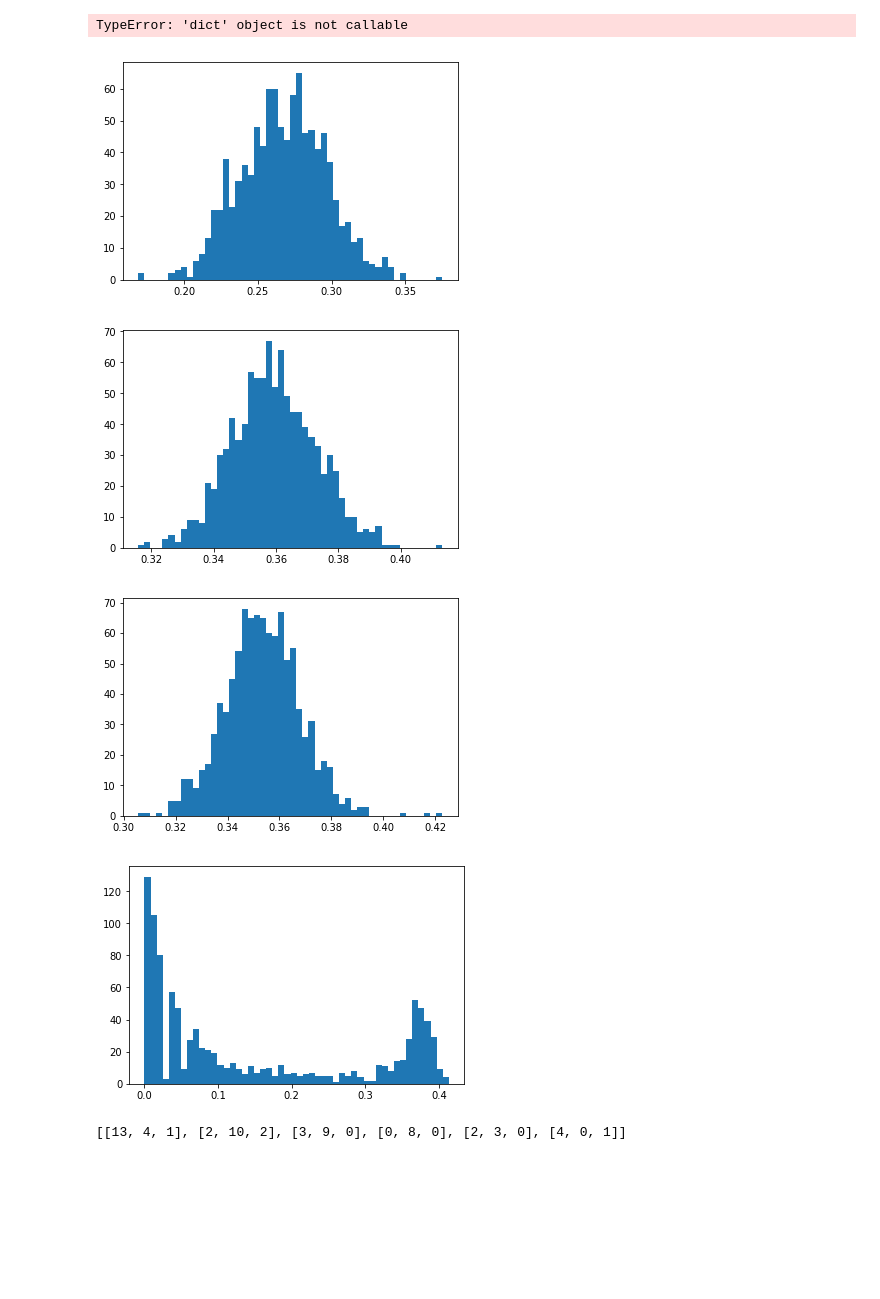
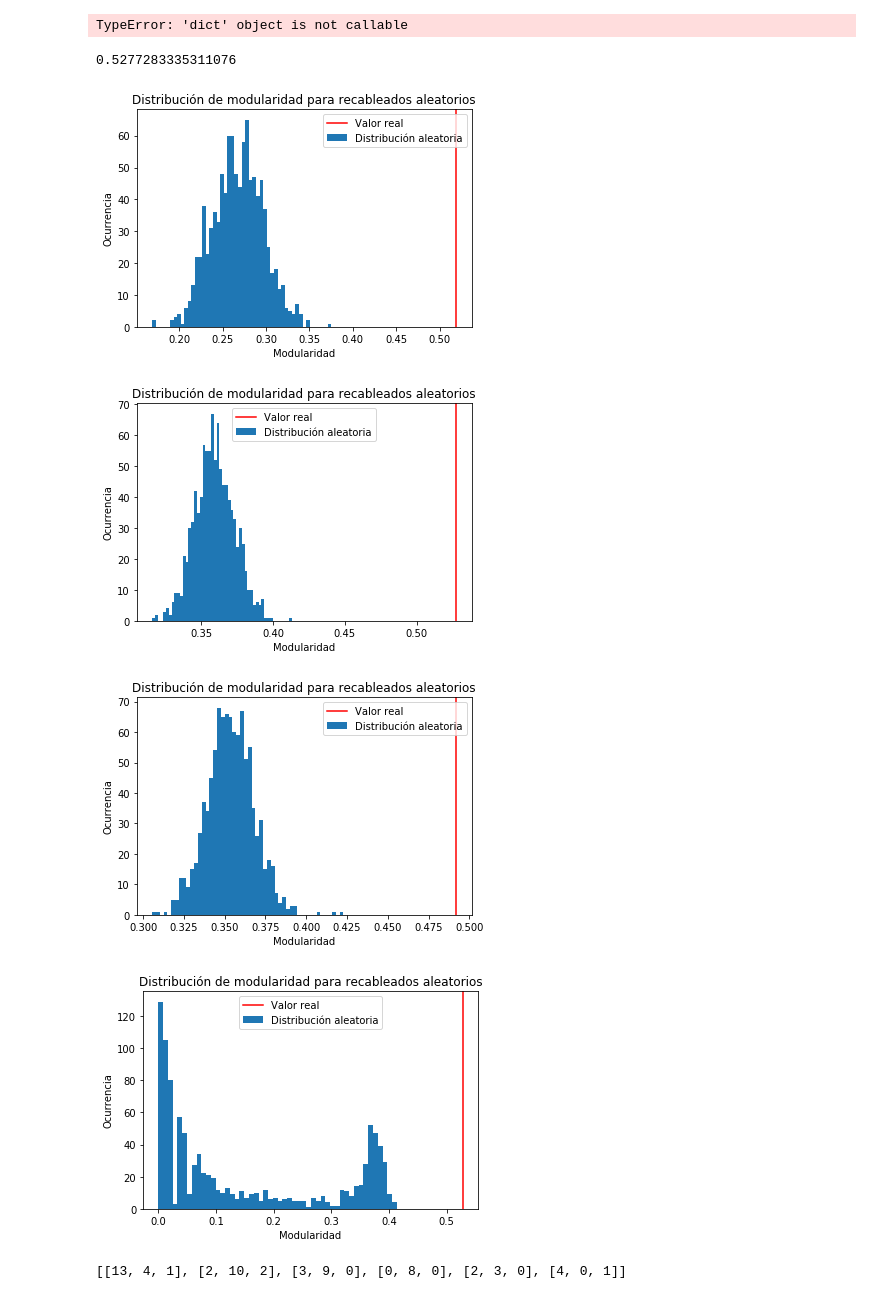
Before and after one commit to vms10/TPC3, a Jupyter notebook: tp3.ipynb, the cells around one changed output. Cells and saved outputs as stored; diff of their text form; code cells hidden in the pictures; blank space fills up the shorter version.

```diff
--- a/tp3.ipynb
+++ b/tp3.ipynb
@@ -1059,26 +1055,58 @@ creartxt(H[0],H[1],H[2],H[3],"Modularidades.txt")
 TypeError: 'dict' object is not callable
 # %%
 H=leetxt("Modularidades.txt")
-# %%
-#graficamo las modularidades
-b=50
-#edge_betweenness
-plt.hist(H[0],bins=b)
-plt.show()
-#louvain
-plt.hist(H[1],bins=b)
-plt.show()
-#fastgreedy
-plt.hist(H[2],bins=b)
-plt.show()
-#infomap
-plt.hist(H[3],bins=b)
-plt.show()
-# %% [output]
-[figure, removed]
-[figure, removed]
-[figure, removed]
-[figure, removed]
+# %%
+partition = clusterize(G, "infomap")
+C=[] #armamos la lista de la partición a partir de infomap
+for i in set(partition.values()):
+    a=[]
+    for j in G.nodes():
+        if partition[j]==i:
+            a.append(j)
+    C.append(a)
+modularity(G,[cluster for cluster in C])
+# %% [output]
+0.5277283335311076
+# %%
+#graficamo las modularidades
+b=50
+#edge_betweenness
+plt.title("Distribución de modularidad para recableados aleatorios")
+plt.xlabel("Modularidad")
+plt.ylabel("Ocurrencia")
+plt.hist(H[0],bins=b,label="Distribución aleatoria")
+plt.axvline(0.5193,c="r",label="Valor real")
+plt.legend()
+plt.show()
+#louvain
+plt.title("Distribución de modularidad para recableados aleatorios")
+plt.xlabel("Modularidad")
+plt.ylabel("Ocurrencia")
+plt.hist(H[1],bins=b,label="Distribución aleatoria")
+plt.axvline(0.5277,c="r",label="Valor real")
+plt.legend()
+plt.show()
+#fastgreedy
+plt.xlabel("Modularidad")
+plt.ylabel("Ocurrencia")
+plt.title("Distribución de modularidad para recableados aleatorios")
+plt.hist(H[2],bins=b,label="Distribución aleatoria")
+plt.axvline(0.492,c="r",label="Valor real")
+plt.legend()
+plt.show()
+#infomap
+plt.xlabel("Modularidad")
+plt.ylabel("Ocurrencia")
+plt.title("Distribución de modularidad para recableados aleatorios")
+plt.hist(H[3],bins=b,label="Distribución aleatoria")
+plt.axvline(0.5277,c="r",label="Valor real")
+plt.legend()
+plt.show()
+# %% [output]
+[figure, added]
+[figure, added]
+[figure, added]
+[figure, added]
 # %%
 def entrega_lista(Gr,metodo):
     #Edge_betweenness
```
Also changed, not shown: parts of 21 cells of this notebook.
